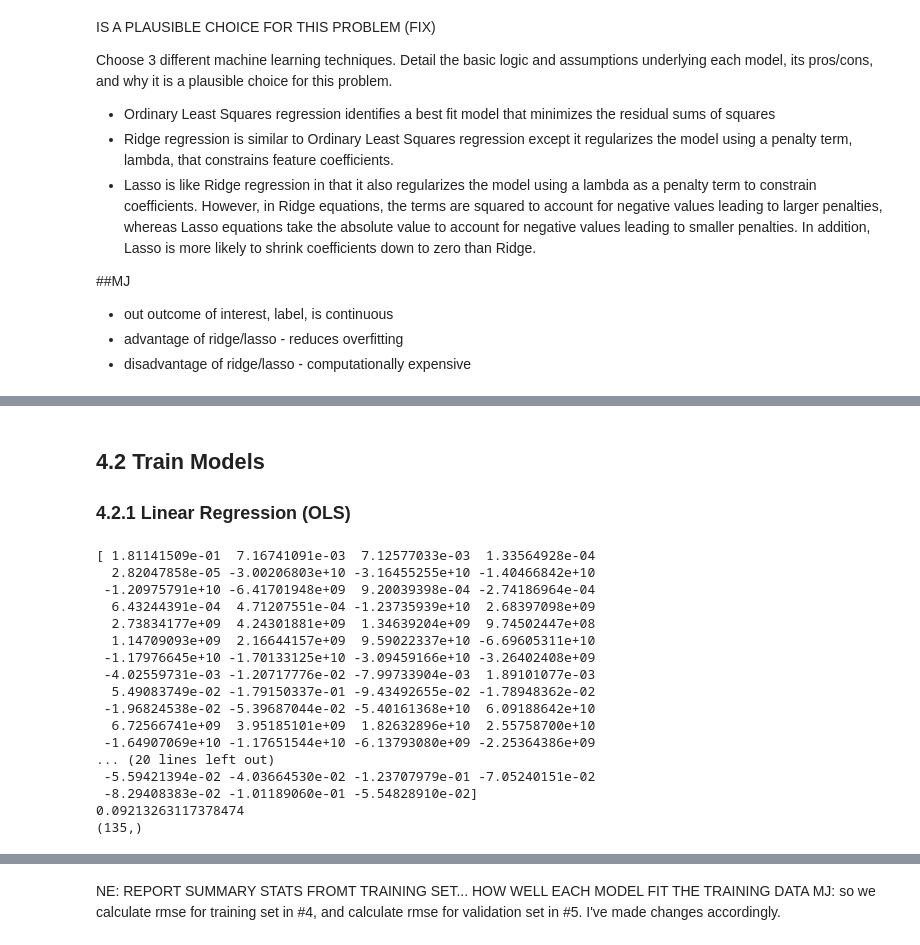
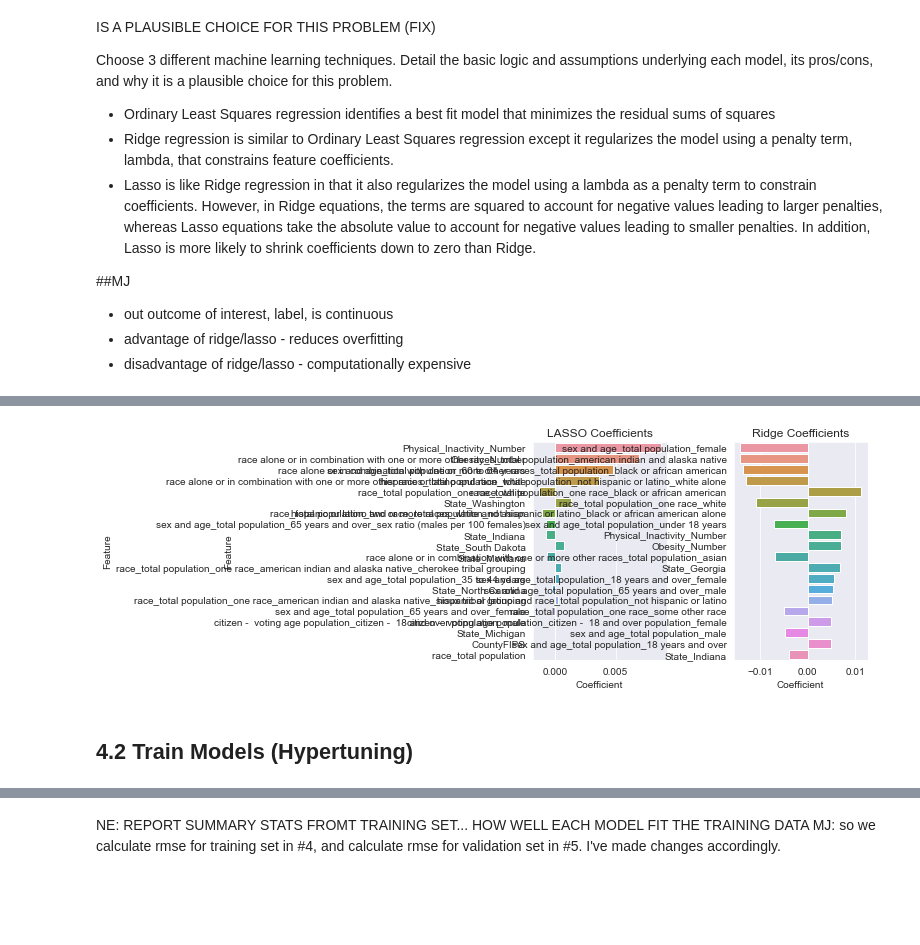
Before and after one commit to aramburoc/CSS_Project2_Group1, a Jupyter notebook: Project 2 Students.ipynb, the cells around one changed output, grey strips where cells are left out. Saved outputs shown, nothing was run; the diff lists cells and outputs as text; code cells hidden in the pictures; blank space fills up the shorter version.

```diff
--- a/Project 2 Students.ipynb
+++ b/Project 2 Students.ipynb
@@ -428,3 +494,26 @@ and why it is a plausible choice for this problem.
+# %%
+#create and fit the model
+lasso_reg = Lasso(max_iter=10000, alpha = .001)
+lasso_model = lasso_reg.fit(X_train, y_train)
+lasso_reg_data = pd.DataFrame([lasso_model.coef_,
+                               diabetes_clean.drop(columns = ['Diabetes_Number']).columns]).T
+lasso_reg_data.columns = ['Coefficient', 'Feature']
+lasso_reg_data.replace(to_replace = [None], value = 0, inplace= True)
+lasso_reg_data['Coefficient_Abs'] = abs(lasso_reg_data['Coefficient'])
+lasso_reg_data['Coefficient'] = lasso_reg_data['Coefficient'].astype(float)
+# %%
+# plot coefficients for Ridge and LASSO
+figure = plt.figure()
+figure.subplots_adjust(wspace = .5, hspace=.5)
+figure.add_subplot(1, 2, 1)
+Lasso_graph = sns.barplot(x="Coefficient", y="Feature", data=lasso_reg_data.nlargest(20, "Coefficient_Abs"))
+Lasso_graph.set_title("LASSO Coefficients")
+
+figure.add_subplot(1, 2, 2)
+Ridge_graph = sns.barplot(x="Coefficient", y="Feature", data=ridge_reg_data.nlargest(20, 'Coefficient_Abs'))
+Ridge_graph.set_title("Ridge Coefficients")
+plt.show()
+# %% [output]
+[figure, added]
 # %% [markdown]
-## 4.2 Train Models
-### 4.2.1 Linear Regression (OLS)
+## 4.2 Train Models (Hypertuning)
@@ -438,24 +519,0 @@ lin_model = lin_reg.fit(x_train, y_train)
-# %%
-# look at best-fit slope for each feature
-print(lin_model.coef_)
-# get the intercept of the regression line
-print(lin_model.intercept_)
-print(lin_model.coef_.shape)
-# %% [output]
-[ 1.81141509e-01  7.16741091e-03  7.12577033e-03  1.33564928e-04
-  2.82047858e-05 -3.00206803e+10 -3.16455255e+10 -1.40466842e+10
- -1.20975791e+10 -6.41701948e+09  9.20039398e-04 -2.74186964e-04
-  6.43244391e-04  4.71207551e-04 -1.23735939e+10  2.68397098e+09
-  2.73834177e+09  4.24301881e+09  1.34639204e+09  9.74502447e+08
-  1.14709093e+09  2.16644157e+09  9.59022337e+10 -6.69605311e+10
- -1.17976645e+10 -1.70133125e+10 -3.09459166e+10 -3.26402408e+09
- -4.02559731e-03 -1.20717776e-02 -7.99733904e-03  1.89101077e-03
-  5.49083749e-02 -1.79150337e-01 -9.43492655e-02 -1.78948362e-02
- -1.96824538e-02 -5.39687044e-02 -5.40161368e+10  6.09188642e+10
-  6.72566741e+09  3.95185101e+09  1.82632896e+10  2.55758700e+10
- -1.64907069e+10 -1.17651544e+10 -6.13793080e+09 -2.25364386e+09
-... (20 lines left out)
- -5.59421394e-02 -4.03664530e-02 -1.23707979e-01 -7.05240151e-02
- -8.29408383e-02 -1.01189060e-01 -5.54828910e-02]
-0.09213263117378474
-(135,)
```
Also changed, not shown: parts of 49 cells of this notebook.
